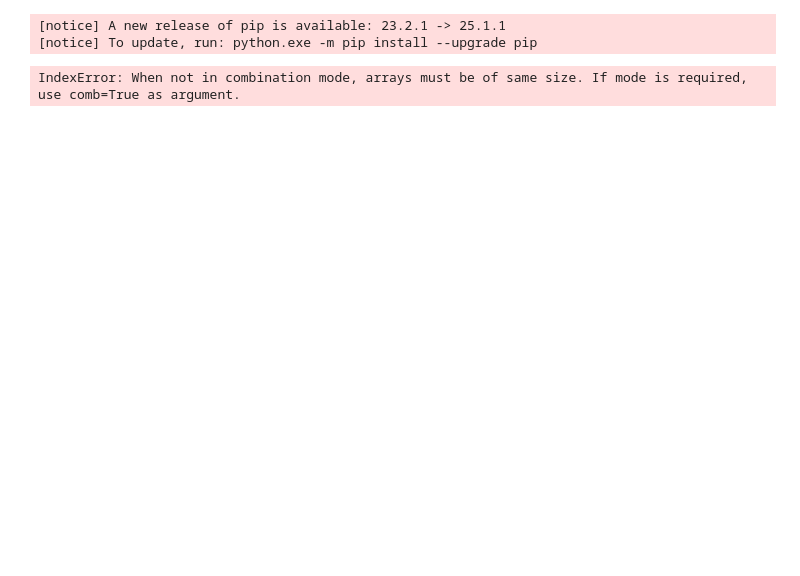
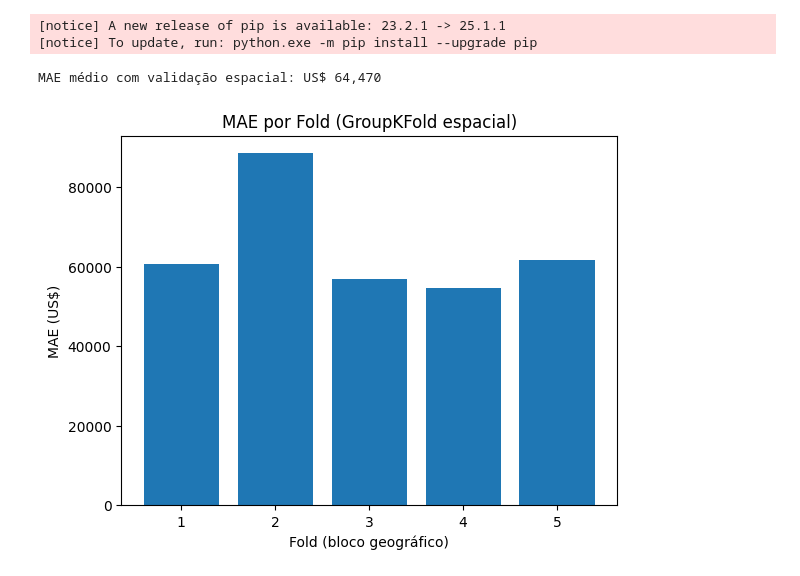
Before and after one commit to thiagoluisbecker/guia_geo, a Jupyter notebook: 5ML.ipynb, the cells around one changed output. Cells and saved outputs as stored; diff of their text form; code cells hidden in the pictures; blank space fills up the shorter version.

```diff
--- a/5ML.ipynb
+++ b/5ML.ipynb
@@ -25,49 +25,74 @@ Requirement already satisfied: six>=1.5 in c:\users\pc\appdata\local\programs\py
 Objetivo: prever o valor médio das casas (MedHouseValue) usando:
  - variáveis socioeconômicas originais
  - features espaciais criadas a partir de lat/lon
- - validação em blocos geográficos para evitar vazamento
+ - validação com blocos geográficos simulados (GroupKFold)
 """
 # ---------------- Configuração ----------------
 import pandas as pd, geopandas as gpd, numpy as np
 from sklearn.datasets import fetch_california_housing
 from haversine import haversine_vector, Unit
 from sklearn.ensemble import RandomForestRegressor
-from spatialcv.model_selection import SpatialKFold   # bloco CV pronto
+from sklearn.model_selection import GroupKFold
 from sklearn.metrics import mean_absolute_error
 
-# ---------------- 1) Carregar dataset ----------------
-cali = fetch_california_housing(as_frame=True)        # baixa ~1 MB:contentReference[oaicite:8]{index=8}
-df   = cali.frame
-gdf  = gpd.GeoDataFrame(df,
-        geometry = gpd.points_from_xy(df.longitude, df.latitude),
-        crs="EPSG:4326")                              # CRS geográfico padrão
+# 1. Carregar e preparar o dataset California Housing
+cali = fetch_california_housing(as_frame=True)
+df = cali.frame.copy()
+df["longitude"] = cali.data["Longitude"]
+df["latitude"]  = cali.data["Latitude"]
 
-# ---------------- 2) Feature engineering espacial ----
-# Distância ao ponto “centro de Los Angeles” como dummy POI
+# 2. Transformar em GeoDataFrame
+gdf = gpd.GeoDataFrame(
+        df,
+        geometry=gpd.points_from_xy(df.longitude, df.latitude),
+        crs="EPSG:4326"
+)
+
+# 3. Engineering de features espaciais
 la_center = (34.05, -118.24)
-gdf["dist_LA_m"] = haversine_vector(
-        gdf[["latitude","longitude"]].values,
-        [la_center], Unit.METERS)
+gdf["dist_LA_m"] = haversine_vector(          # distância em metros
+    gdf[["latitude","longitude"]].values,
+    [la_center],
+    Unit.METERS,
+    comb=True
+).ravel()
 
-# Densidade populacional aproximada: população / area_km2 de um buffer de 5 km
-buffer5 = gdf.to_crs(3857).buffer(5_000)             # projetamos pra métrico
-gdf["pop_density_5k"] = (gdf["Population"] /
-                         (np.pi*5**2))               # ~pessoas por km²
+gdf["pop_density_5k"] = gdf["Population"] / (np.pi * 5**2)
 
-# ---------------- 3) Preparar X, y --------------------
+# 4. Criar blocos geográficos simples (3×3 grade)
+lat_bins = pd.cut(gdf["latitude"],  bins=3, labels=False)
+lon_bins = pd.cut(gdf["longitude"], bins=3, labels=False)
+gdf["spatial_block"] = lat_bins * 3 + lon_bins       # 0-8
+
+# 5. Preparar X, y e grupos
+X = gdf[["MedInc","HouseAge","AveRooms","AveOccup",
+         "dist_LA_m","pop_density_5k"]]
 y = gdf["MedHouseVal"]
-X = gdf.drop(columns=["MedHouseVal","geometry"])     # mantemos numéricas
+groups = gdf["spatial_block"]
 
-# ---------------- 4) Cross-validation espacial --------
-# Divide a Califórnia em 5 blocos lat/lon equilibrados
-cv = SpatialKFold(n_splits=5, gdf=gdf, method="block", size=2.5)
+# 6. GroupKFold evita que blocos vizinhos caiam em treino e teste
+cv = GroupKFold(n_splits=5)
+fold_mae, y_true_all, y_pred_all = [], [], []
 
-maes = []
-for train_idx, test_idx in cv.split(gdf):
+for train_idx, test_idx in cv.split(X, y, groups):
     model = RandomForestRegressor(n_estimators=400, random_state=42)
     model.fit(X.iloc[train_idx], y.iloc[train_idx])
     preds = model.predict(X.iloc[test_idx])
-    maes.append(mean_absolute_error(y.iloc[test_idx], preds))
-print(f"MAE médio com CV espacial: US$ {np.mean(maes)*100_000:,.0f}")
+    fold_mae.append(mean_absolute_error(y.iloc[test_idx], preds))
+    y_true_all.extend(y.iloc[test_idx]); y_pred_all.extend(preds)
+
+print(f"MAE médio com validação espacial: US$ {np.mean(fold_mae)*100_000:,.0f}")
 # %% [output]
-IndexError: When not in combination mode, arrays must be of same size. If mode is required, use comb=True as argument.
+MAE médio com validação espacial: US$ 64,470
+# %%
+# 7. Visualização 1 – MAE por fold
+import matplotlib.pyplot as plt
+
+plt.figure()
+plt.bar(range(1,6), [m*100_000 for m in fold_mae])
+plt.xlabel("Fold (bloco geográfico)")
+plt.ylabel("MAE (US$)")
+plt.title("MAE por Fold (GroupKFold espacial)")
+plt.show()
+# %% [output]
+[figure, added]
```
Also changed, not shown: parts of 2 cells of this notebook, 2 other files.
